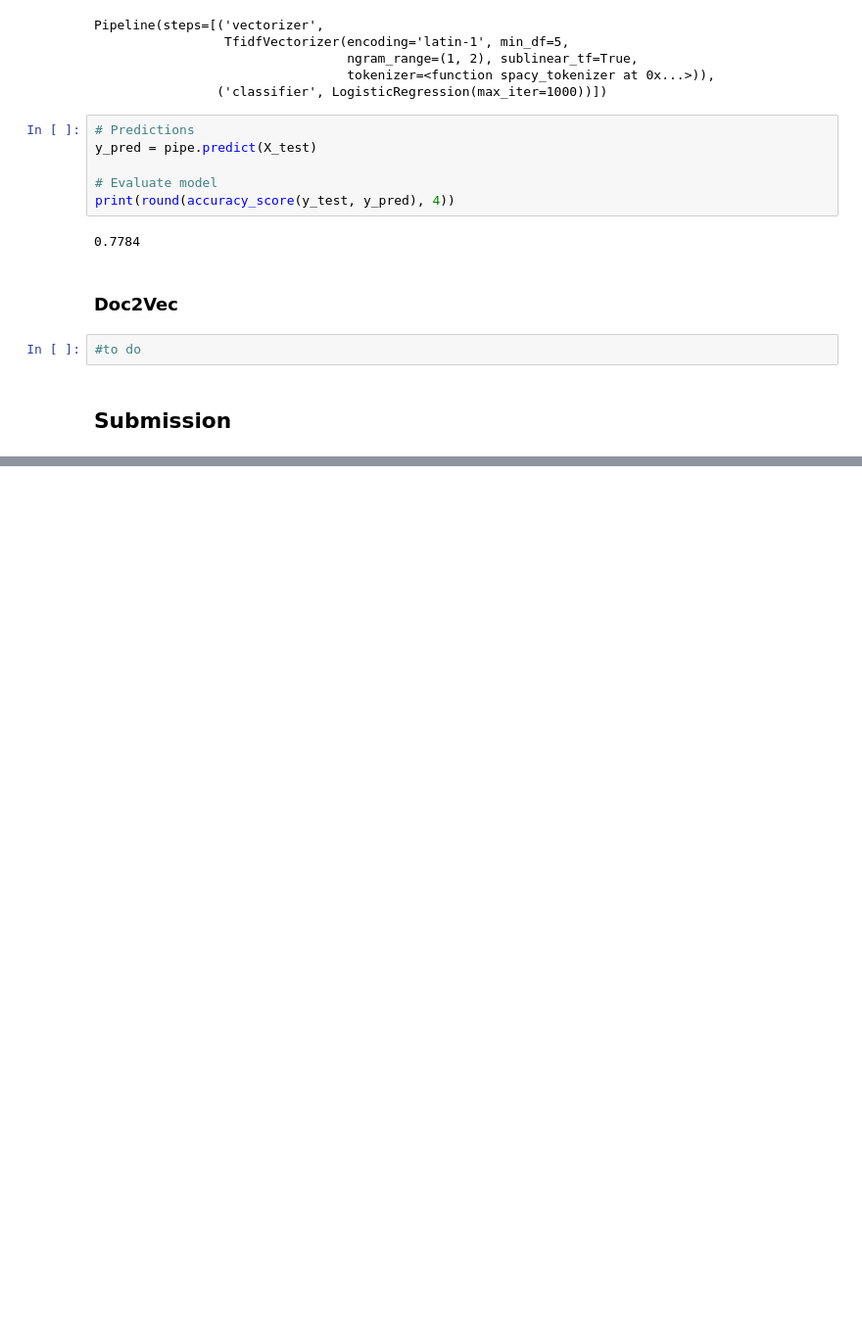
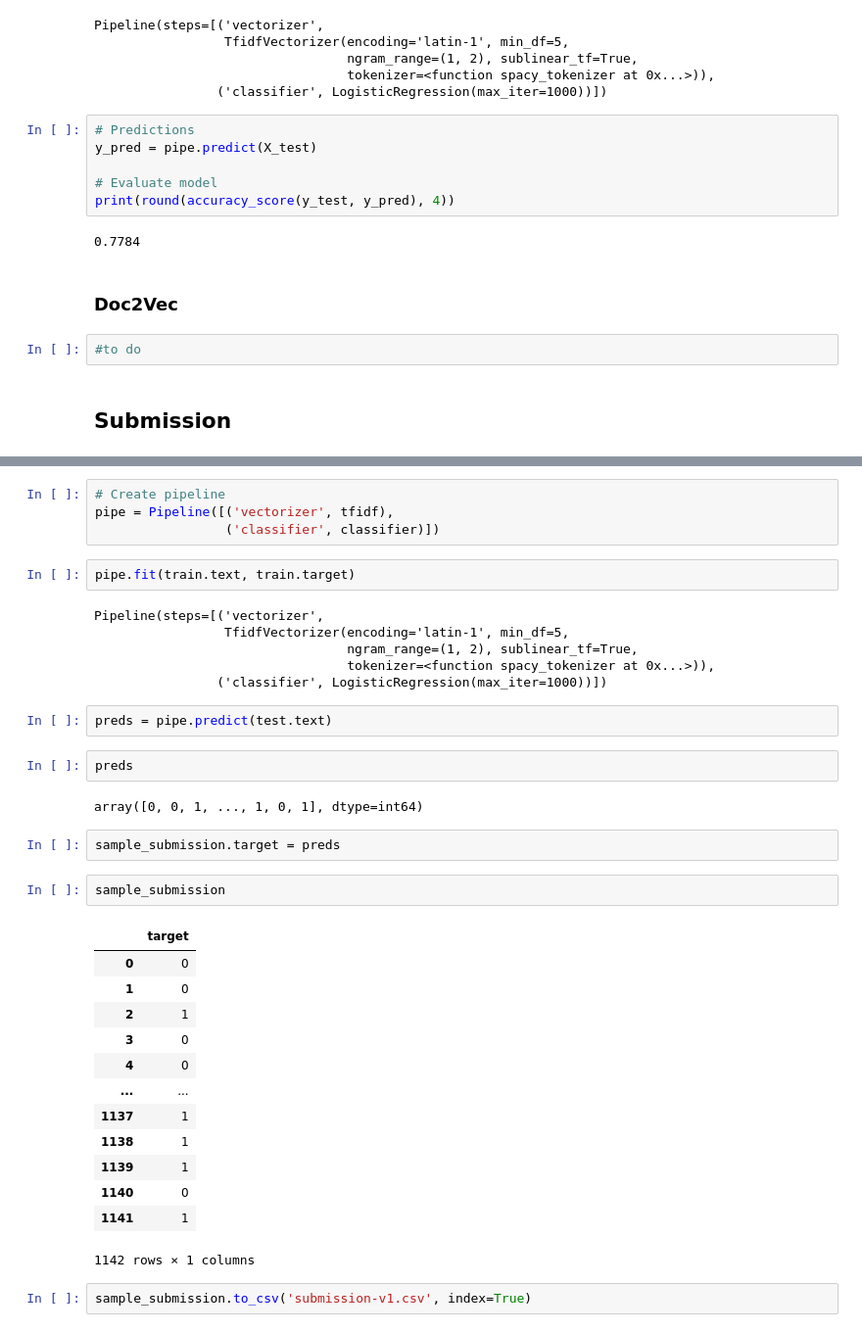
Before and after one commit to loicrouillermonay/DMML2020_Rolex, a Jupyter notebook: code/DMML2020_Rolex.ipynb, the cells around one changed output, grey strips where cells are left out. Shown at 98% size. Cells and saved outputs as stored; diff of their text form; blank space fills up the shorter version.

```diff
--- a/code/DMML2020_Rolex.ipynb
+++ b/code/DMML2020_Rolex.ipynb
@@ -317,0 +316,38 @@ pipe.predict(X_test)
+# %%
+# Create pipeline
+pipe = Pipeline([('vectorizer', tfidf),
+                 ('classifier', classifier)])
+# %%
+pipe.fit(train.text, train.target)
+# %% [output]
+Pipeline(steps=[('vectorizer',
+                 TfidfVectorizer(encoding='latin-1', min_df=5,
+                                 ngram_range=(1, 2), sublinear_tf=True,
+                                 tokenizer=<function spacy_tokenizer at 0x...>)),
+                ('classifier', LogisticRegression(max_iter=1000))])
+# %%
+preds = pipe.predict(test.text)
+# %%
+preds
+# %% [output]
+array([0, 0, 1, ..., 1, 0, 1], dtype=int64)
+# %%
+sample_submission.target = preds
+# %%
+sample_submission
+# %% [output]
+|  | target |
+| 0 | 0 |
+| 1 | 0 |
+| 2 | 1 |
+| 3 | 0 |
+| 4 | 0 |
+| ... | ... |
+| 1137 | 1 |
+| 1138 | 1 |
+| 1139 | 1 |
+| 1140 | 0 |
+| 1141 | 1 |
+1142 rows × 1 columns
+# %%
+sample_submission.to_csv('submission-v1.csv', index=True)
```
Also changed, not shown: parts of 1 cell of this notebook, 1 other file.
